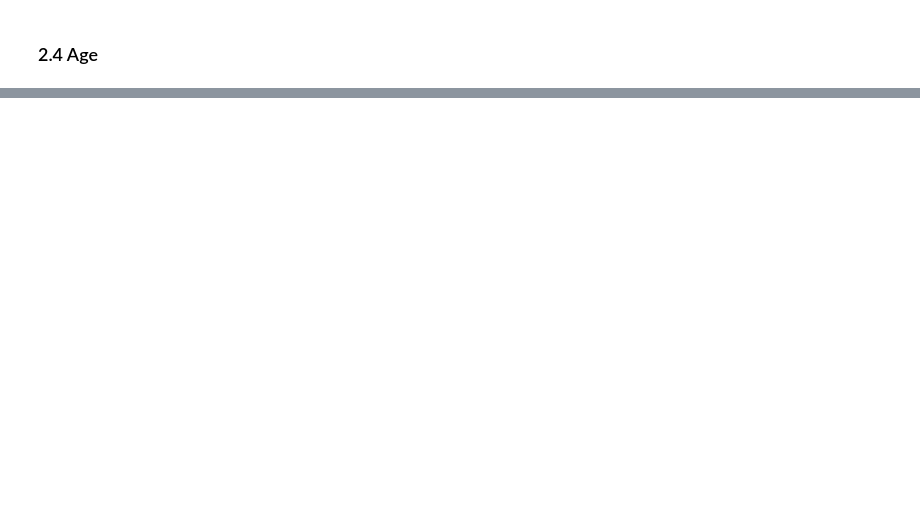
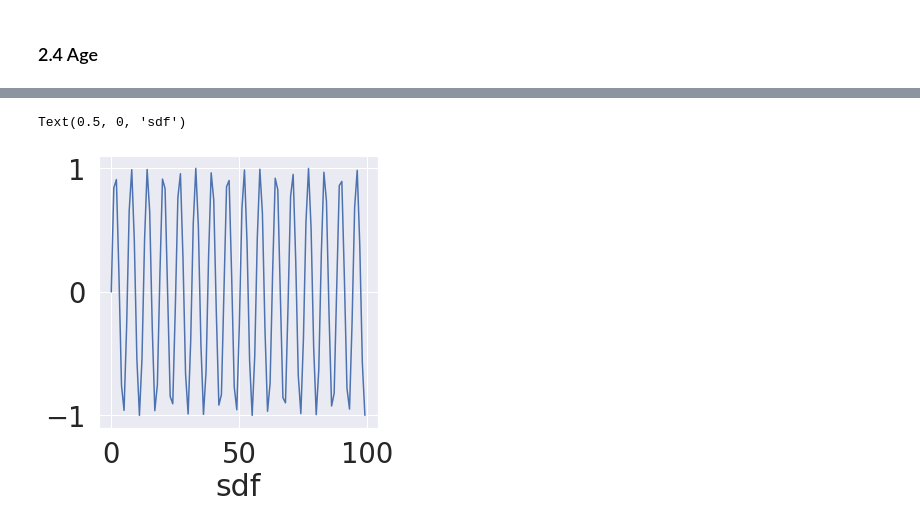
Before and after one commit to kimtomato/Kaggle_Project, a Jupyter notebook: titanic_tutorial_first.ipynb, the cells around one changed output, grey strips where cells are left out. Cells and saved outputs as stored; diff of their text form; code cells hidden in the pictures; blank space fills up the shorter version.

```diff
--- a/titanic_tutorial_first.ipynb
+++ b/titanic_tutorial_first.ipynb
@@ -462,0 +567,10 @@ sns.factorplot(x='Sex', y = 'Survived', hue='Pclass', data=df_train, saturation=
+# %%
+f, ax = plt.subplots(1,1,figsize=(5,5)) #축을 반환해줌
+a = np.arange(100)
+b = np.sin(a)
+
+ax.plot(b)
+ax.set_xlabel('sdf')
+# %% [output]
+Text(0.5, 0, 'sdf')
+[figure, added]
```
Also changed, not shown: parts of 22 cells of this notebook.
